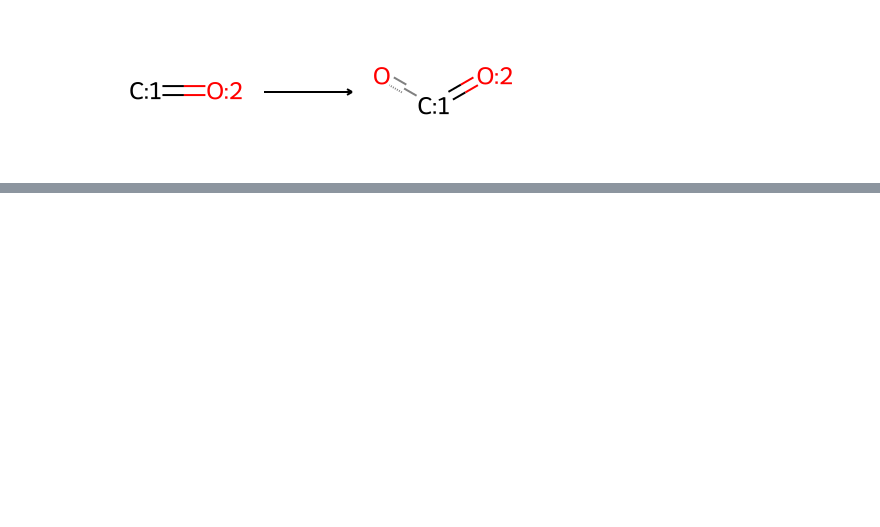
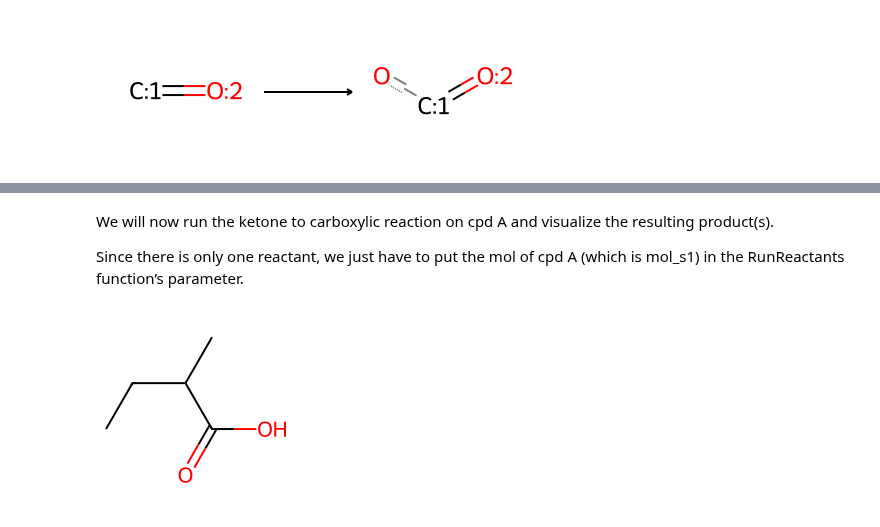
Before and after one commit to ganesh7shahane/useful_cheminformatics, a Jupyter notebook: 10_Reaction_Enumeration.ipynb, the cells around one changed output, grey strips where cells are left out. Drawn from its saved outputs; the diff is of its cells as text; code cells hidden in the pictures; blank space fills up the shorter version.

Commit message:
reaction enumeration

```diff
--- a/10_Reaction_Enumeration.ipynb
+++ b/10_Reaction_Enumeration.ipynb
@@ -15,0 +51,15 @@ rxn
+# %% [markdown]
+We will now run the ketone to carboxylic reaction on cpd A and visualize the resulting product(s).
+
+Since there is only one reactant, we just have to put the mol of cpd A (which is mol_s1) in the RunReactants function’s parameter.
+# %%
+resulting_mols = []
+products = rxn.RunReactants((reactants[0],))
+
+for i in range(len(products)):
+    current_mol = products[i][0]
+    resulting_mols.append(current_mol)
+
+Chem.Draw.MolsToGridImage(resulting_mols)
+# %% [output]
+[figure, added]
```
Also changed, not shown: parts of 27 cells of this notebook, 4 other files.
